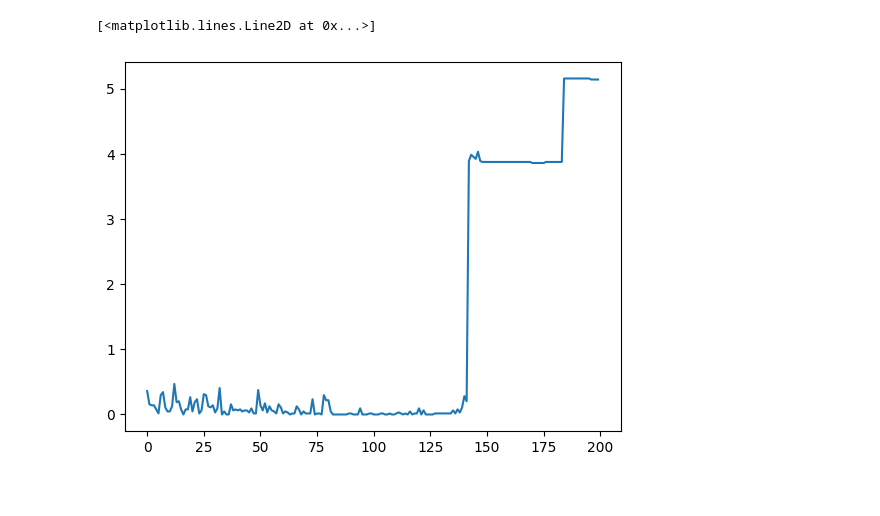
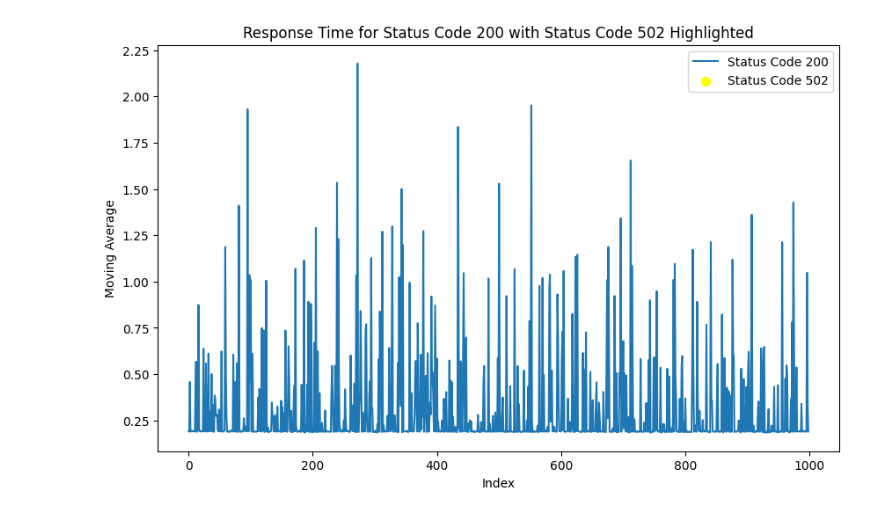
Before and after one commit to T0rvadaL/webber, a Jupyter notebook: variable_delay/analysis.ipynb, the cells around one changed output. Cells and saved outputs as stored; diff of their text form; code cells hidden in the pictures.

```diff
--- a/variable_delay/analysis.ipynb
+++ b/variable_delay/analysis.ipynb
@@ -9,6 +5,32 @@ def read(file):
-# %%
-response_times_var = read("response_times_var.txt")
-plt.plot(response_times_var)
-# %% [output]
-[<matplotlib.lines.Line2D at 0x...>]
-[figure, removed]
+# %%
+def plot(file):
+    with open (file) as f:
+        requests_data = json.load(f)
+
+    df = pd.DataFrame(requests_data)
+    df = df.drop(index=0).reset_index(drop=True)
+    df['moving_average'] = df['response_time'].rolling(window=1).mean()
+
+    # Filter the DataFrame for status code 200
+    df_200 = df[df['status_code'] == 200]
+
+    # Filter the DataFrame for status code 502
+    df_502 = df[df['status_code'] == 502]
+
+    # Plot the response times for status code 200
+    plt.figure(figsize=(10, 6))
+    plt.plot(df_200.index, df_200['moving_average'], label='Status Code 200')
+
+    # Plot the points for status code 502 as big yellow dots
+    plt.scatter(df_502.index, df_502['response_time'], color='yellow', s=50, label='Status Code 502')
+
+    # Customizing the plot
+    plt.xlabel('Index')
+    plt.ylabel('Moving Average')
+    plt.title('Response Time for Status Code 200 with Status Code 502 Highlighted')
+    plt.legend()
+    plt.show()
+# %%
+plot("response_times_1.json")
+# %% [output]
+[figure, added]
```
Also changed, not shown: parts of 6 cells of this notebook, 7 other files.
